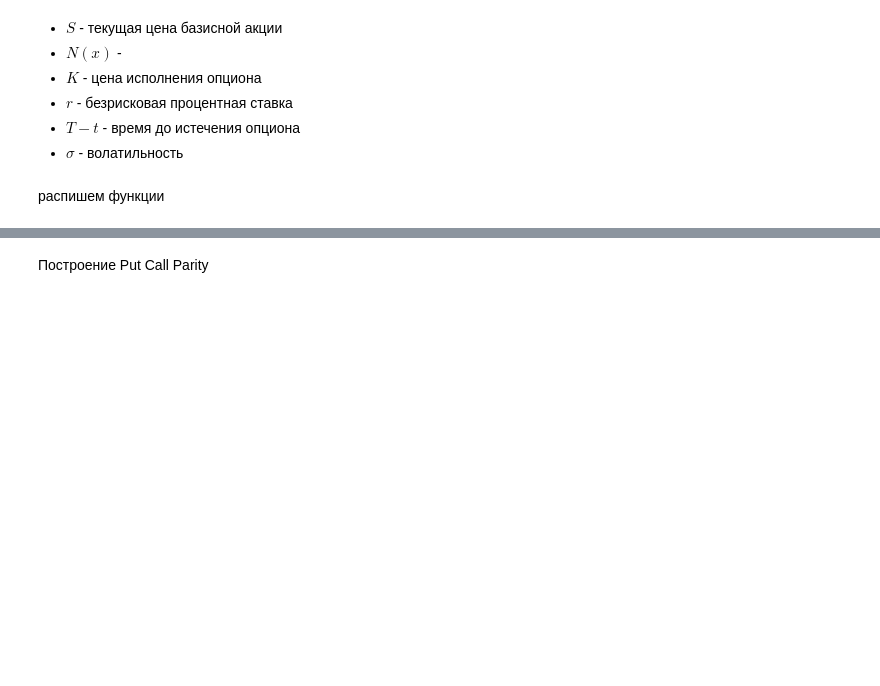
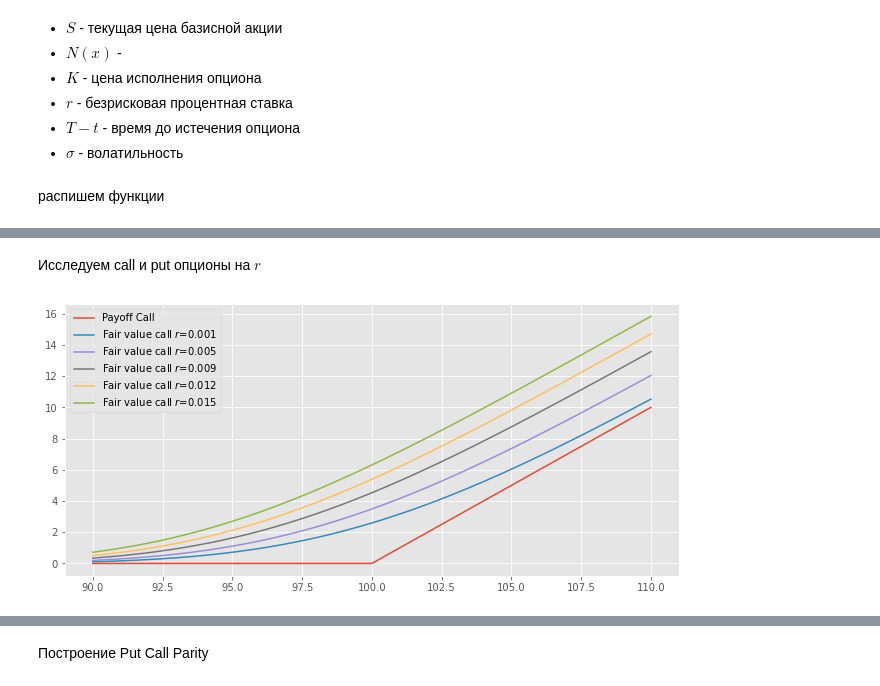
Before and after one commit to CyberCheshir/FinMath, a Jupyter notebook: Лабораторная 2.ipynb, the cells around one changed output, grey strips where cells are left out. Saved outputs shown, nothing was run; the diff lists cells and outputs as text; code cells hidden in the pictures; blank space fills up the shorter version.

```diff
--- a/Лабораторная 2.ipynb
+++ b/Лабораторная 2.ipynb
@@ -214,0 +250,16 @@ draw_graphics()
+# %% [markdown]
+Исследуем сall и put опционы на $r$
+# %%
+def r_dif_show():
+    """Различные значения процента"""
+    r = [0.001,0.005,0.009,0.012,0.015]
+    plt.figure(figsize=(11, 5))
+    plt.plot(interval, payoff_call_arr, label='Payoff Call')
+    for i in r:
+        fair_call_arr = [fair_value_call(s,r=i) for s in interval]
+        plt.plot(interval, fair_call_arr, label=f'Fair value call $r$={i}')
+    plt.legend(loc='best')
+    plt.show()
+r_dif_show()
+# %% [output]
+[figure, added]
```
Also changed, not shown: parts of 14 cells of this notebook.
